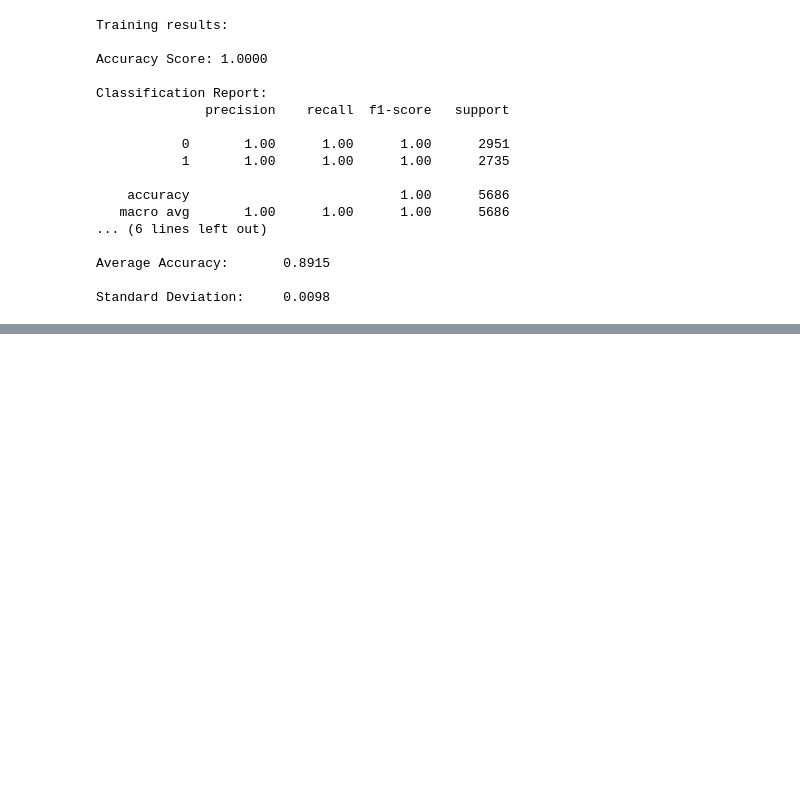
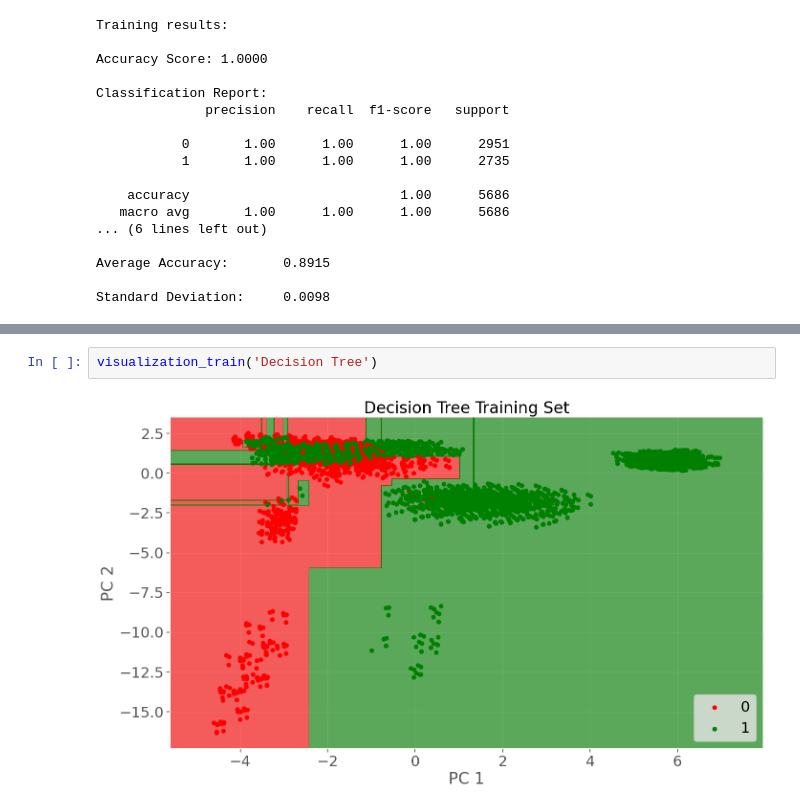
Before and after one commit to Shamiul-693/-Exploratory-Data-Analysis-and-Classification-Algorithms-on-Mushroom-Dataset, a Jupyter notebook: Exploratory_Data_Analysis_and_Classification_Algorithms_on_Mushroom_Dataset.ipynb, the cells around one changed output, grey strips where cells are left out. Cells and saved outputs as stored; diff of their text form; blank space fills up the shorter version.

```diff
--- a/Exploratory_Data_Analysis_and_Classification_Algorithms_on_Mushroom_Dataset.ipynb
+++ b/Exploratory_Data_Analysis_and_Classification_Algorithms_on_Mushroom_Dataset.ipynb
@@ -820,0 +842,4 @@ Standard Deviation:     0.0098
+# %%
+visualization_train('Decision Tree')
+# %% [output]
+[figure, added]
```
Also changed, not shown: parts of 1 cell of this notebook.
